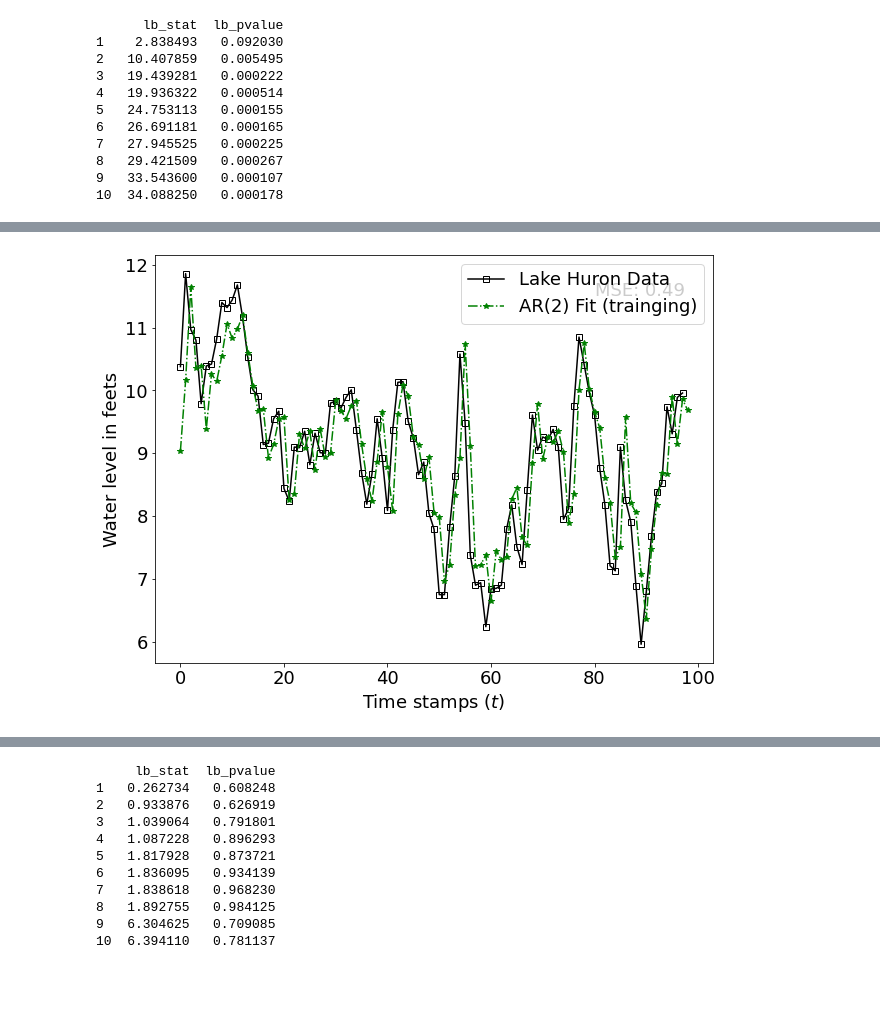
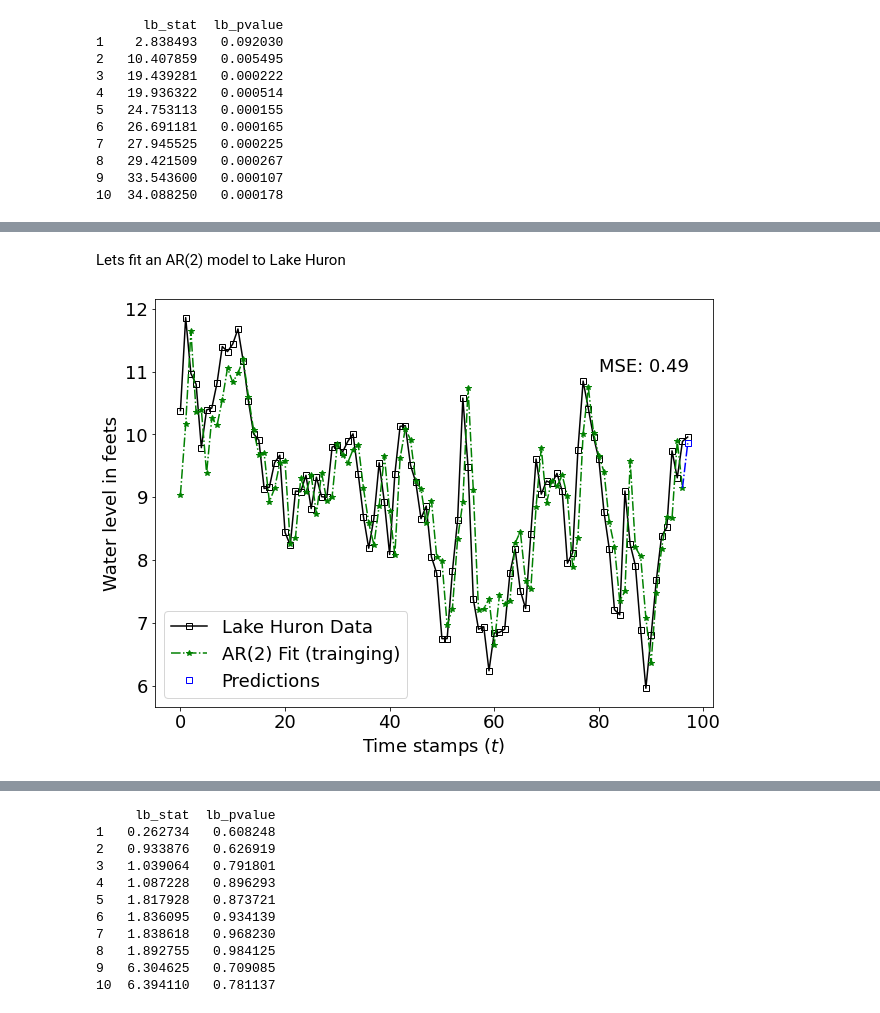
Before and after one commit to YassYe/Deeplearning-Workshops-FYP, a Jupyter notebook: Project2/TimeSeriesProject.ipynb, the cells around one changed output, grey strips where cells are left out. Saved outputs shown, nothing was run; the diff lists cells and outputs as text; code cells hidden in the pictures; blank space fills up the shorter version.

Commit message:
General error correction and generated some more figures

```diff
--- a/Project2/TimeSeriesProject.ipynb
+++ b/Project2/TimeSeriesProject.ipynb
@@ -294,26 +320,29 @@ print(result)
+# %% [markdown]
+Lets fit an AR(2) model to Lake Huron
 # %%
 modelAR = ARIMA(data[0:-1], order=(2,0,0))
 resultsAR = modelAR.fit()
 # Make predictions for the test set
-forecastAR = resultsAR.predict(start=0, end=98)
-MSE_AR =((data - forecastAR[0:98])**2).mean()
+forecastAR = resultsAR.predict(start=0, end=97)
+MSE_AR =((data - forecastAR)**2).mean()
 
 predtimes = np.arange(0,len(forecastAR))
 plt.figure()
 plt.plot(dataTime, data,  "k", marker='s', markerfacecolor='none')
-plt.plot(predtimes, forecastAR, 'g*-.')
-# #connect the plots
-# plt.plot(predtimes[-1], forecastAR[-1], 'bs', markerfacecolor='none')
-# plt.plot(predtimes[-2:], forecastAR[-2:], 'b')
+plt.plot(predtimes[0:-1], forecastAR[0:-1], 'g*-.')
+#connect the plots
+plt.plot(predtimes[-1], forecastAR[-1], 'bs', markerfacecolor='none')
+plt.plot(predtimes[-2:], forecastAR[-2:], 'b-.')
 plt.xlabel("Time stamps $(t)$")
 plt.ylabel("Water level in feets")
 plt.legend(["Lake Huron Data", "AR(2) Fit (trainging)", "Predictions"])
-plt.text(80, 11.5, "MSE: {:.2f}".format(MSE_AR))
+plt.text(80, 11, "MSE: {:.2f}".format(MSE_AR))
+#save figure
+plt.savefig(figurepath+"/LakeAR2fit.pdf", format="pdf", bbox_inches="tight")
 
-#save figure
 plt.show()
 # %% [output]
-[figure, old version]
+[figure, new version]
 # %%
 # Model summary
 print(resultsAR.summary())
```
Also changed, not shown: parts of 9 cells of this notebook, 5 other files.
